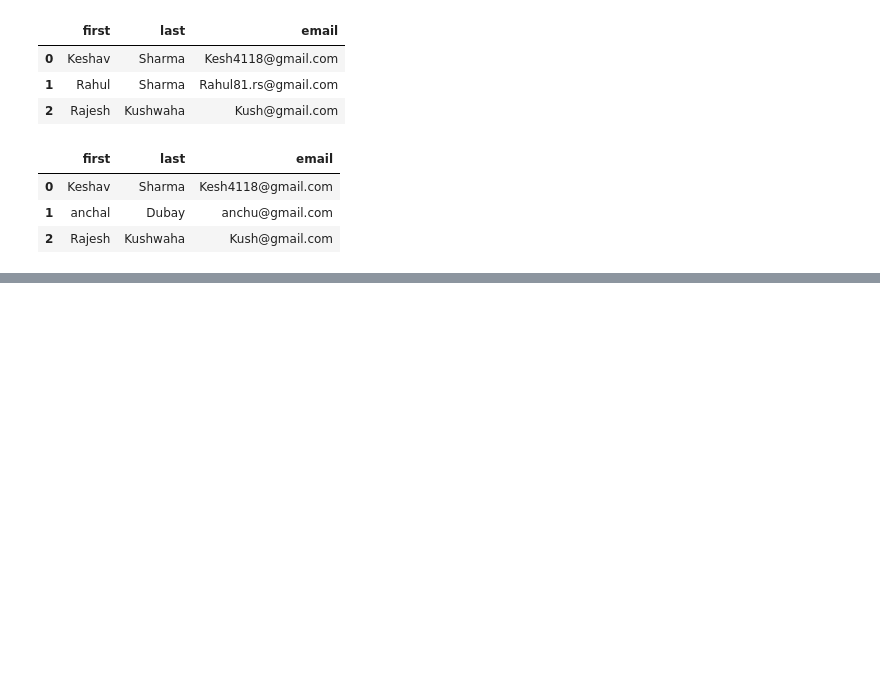
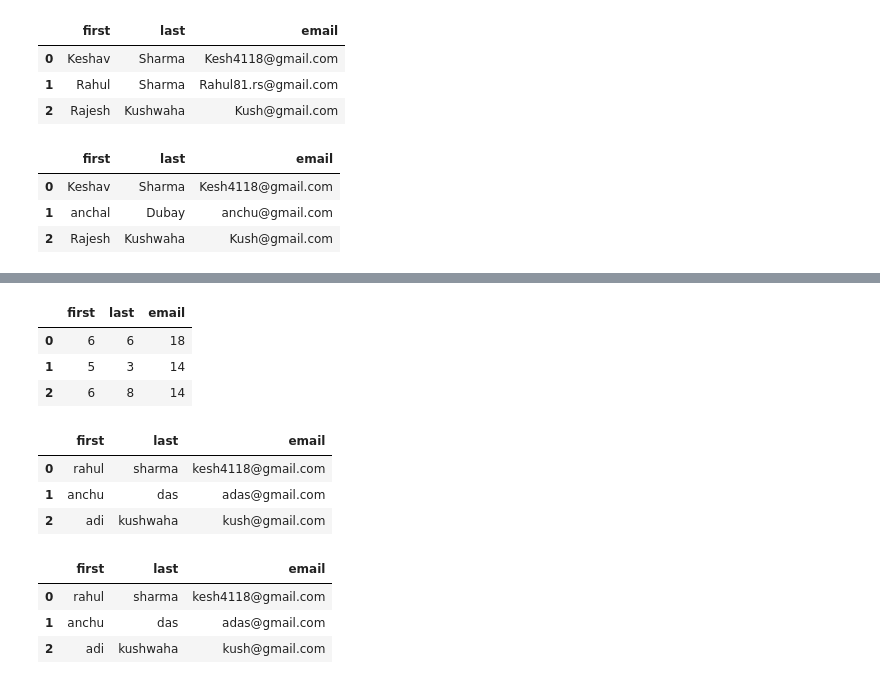
Before and after one commit to keshav4118/Pandas_learning_path, a Jupyter notebook: Pandas_Modify_Data.ipynb, the cells around one changed output, grey strips where cells are left out. Saved outputs shown, nothing was run; the diff lists cells and outputs as text; code cells hidden in the pictures; blank space fills up the shorter version.

```diff
--- a/Pandas_Modify_Data.ipynb
+++ b/Pandas_Modify_Data.ipynb
@@ -109,0 +139,3 @@ df
+# %%
+def update_mail(email):
+    return email.upper()
@@ -109,0 +149,3 @@ df
+# %%
+df['email'] = df['email'].apply(update_mail)
+#we do this for making changes parmanent
@@ -109,0 +159,2 @@ df
+# %%
+df['email'] = df['email'].apply(lambda x:x.lower())
@@ -109,0 +209,8 @@ df
+# %%
+df.applymap(len)
+# applymap is only useful with DataFrame
+# %% [output]
+|  | first | last | email |
+| 0 | 6 | 6 | 18 |
+| 1 | 5 | 3 | 14 |
+| 2 | 6 | 8 | 14 |
@@ -109,0 +219,7 @@ df
+# %%
+df
+# %% [output]
+|  | first | last | email |
+| 0 | rahul | sharma | kesh4118@gmail.com |
+| 1 | anchu | das | adas@gmail.com |
+| 2 | adi | kushwaha | kush@gmail.com |
@@ -109,0 +228,7 @@ df
+# %%
+df
+# %% [output]
+|  | first | last | email |
+| 0 | rahul | sharma | kesh4118@gmail.com |
+| 1 | anchu | das | adas@gmail.com |
+| 2 | adi | kushwaha | kush@gmail.com |
```
Also changed, not shown: parts of 20 cells of this notebook.
